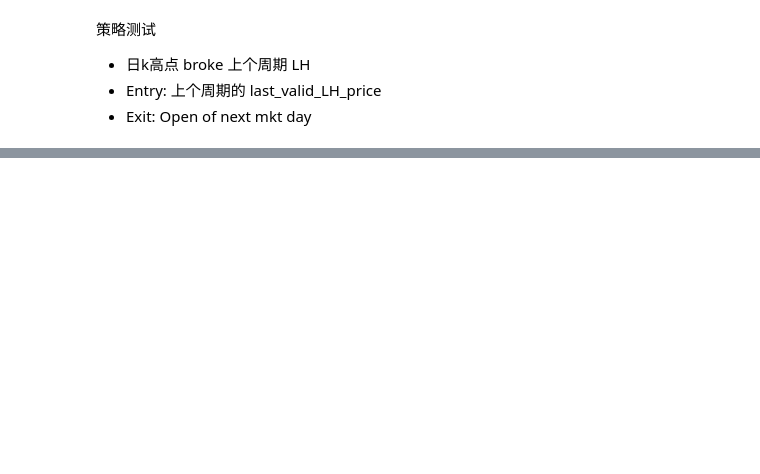
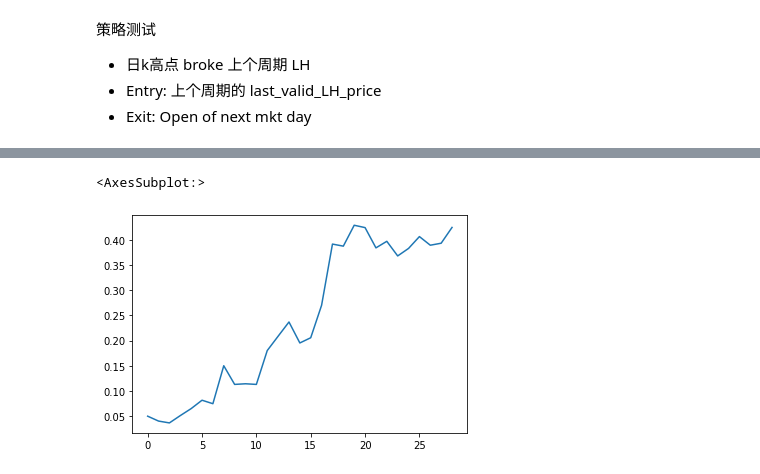
Before and after one commit to ismaelliang/client-python, a Jupyter notebook: pivot.ipynb, the cells around one changed output, grey strips where cells are left out. Drawn from its saved outputs; the diff is of its cells as text; code cells hidden in the pictures; blank space fills up the shorter version.

```diff
--- a/pivot.ipynb
+++ b/pivot.ipynb
@@ -295,5 +341,9 @@ Sharpe = 3.959135174902896
 # %%
 cumret=(np.cumprod(1+df_pnl)-1)
+pd.Series(cumret).plot()
+# %% [output]
+<AxesSubplot:>
+[figure, added]
 # %%
 pd.Series(cumret).plot()
 # %% [output]
```
Also changed, not shown: parts of 25 cells of this notebook, 5 other files.
